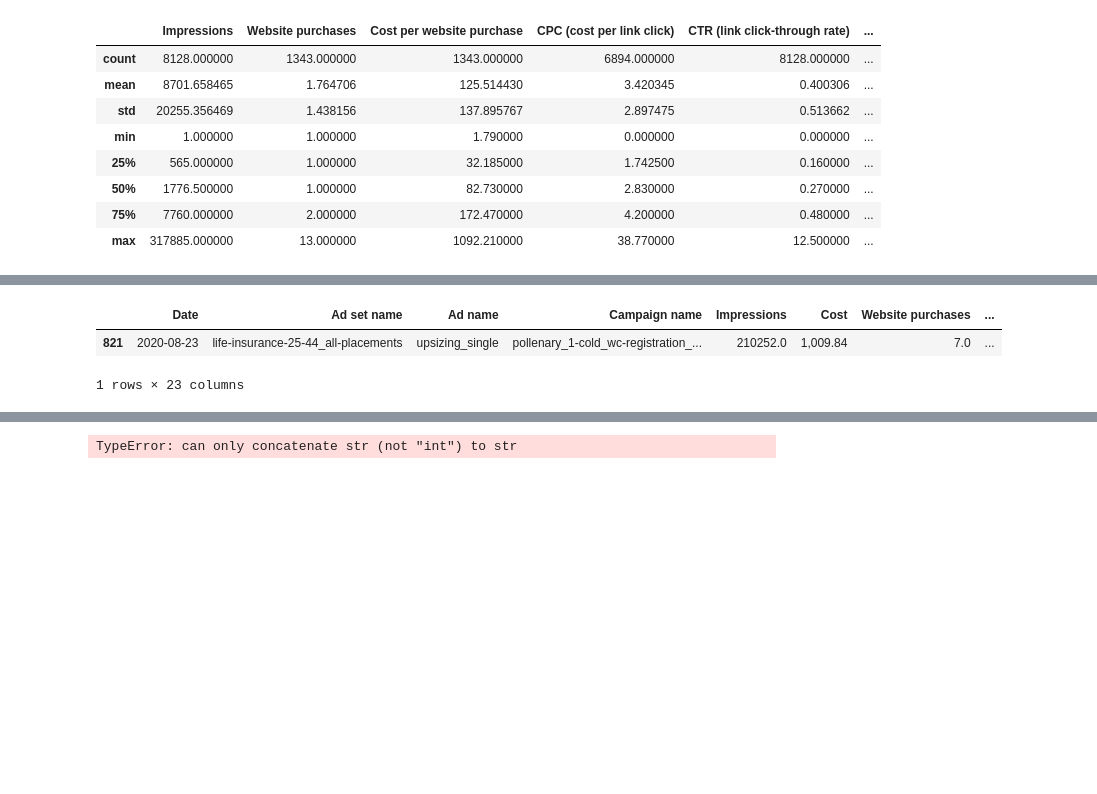
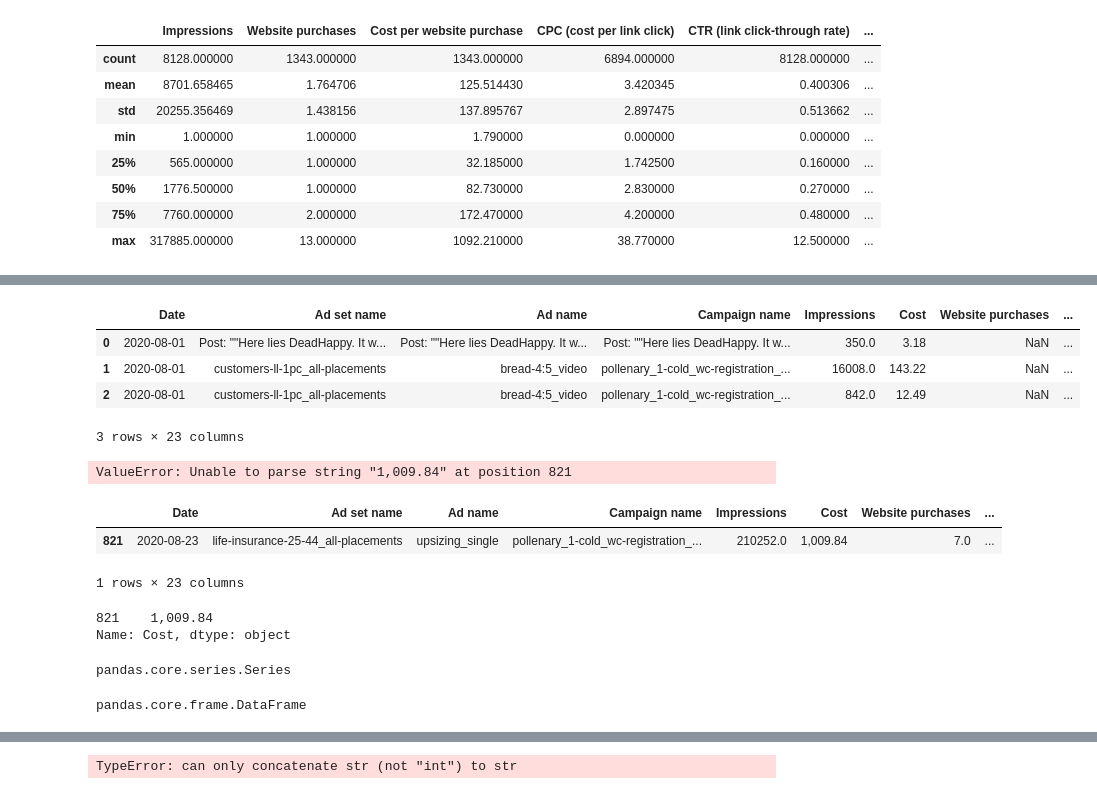
Before and after one commit to Lucas-LDN/Data_Curious_, a Jupyter notebook: First Project/Second analysis | New Data.ipynb, the cells around one changed output, grey strips where cells are left out. Drawn from its saved outputs; the diff is of its cells as text; code cells hidden in the pictures; blank space fills up the shorter version.

```diff
--- a/First Project/Second analysis | New Data.ipynb
+++ b/First Project/Second analysis | New Data.ipynb
@@ -124,7 +167,26 @@ ValueError: could not convert string to float: '1,009.84'
+# %%
+data.head(3)
+# %% [output]
+|  | Date | Ad set name | Ad name | Campaign name | Impressions | Cost | Website purchases | ... |
+| 0 | 2020-08-01 | Post: ""Here lies DeadHappy. It w... | Post: ""Here lies DeadHappy. It w... | Post: ""Here lies DeadHappy. It w... | 350.0 | 3.18 | NaN | ... |
+| 1 | 2020-08-01 | customers-ll-1pc_all-placements | bread-4:5_video | pollenary_1-cold_wc-registration_... | 16008.0 | 143.22 | NaN | ... |
+| 2 | 2020-08-01 | customers-ll-1pc_all-placements | bread-4:5_video | pollenary_1-cold_wc-registration_... | 842.0 | 12.49 | NaN | ... |
+3 rows × 23 columns
+# %%
+pd.to_numeric(data.Cost)
+# %% [output]
+ValueError: Unable to parse string "1,009.84" at position 821
 # %%
 cell = data[data["Cost"] == "1,009.84"]
-cell
+display(cell)
+display(cell.Cost)
+display(type(cell["Cost"]))
+(type(cell))
 # %% [output]
 |  | Date | Ad set name | Ad name | Campaign name | Impressions | Cost | Website purchases | ... |
 | 821 | 2020-08-23 | life-insurance-25-44_all-placements | upsizing_single | pollenary_1-cold_wc-registration_... | 210252.0 | 1,009.84 | 7.0 | ... |
 1 rows × 23 columns
+821    1,009.84
+Name: Cost, dtype: object
+pandas.core.series.Series
+pandas.core.frame.DataFrame
```
Also changed, not shown: parts of 14 cells of this notebook.
